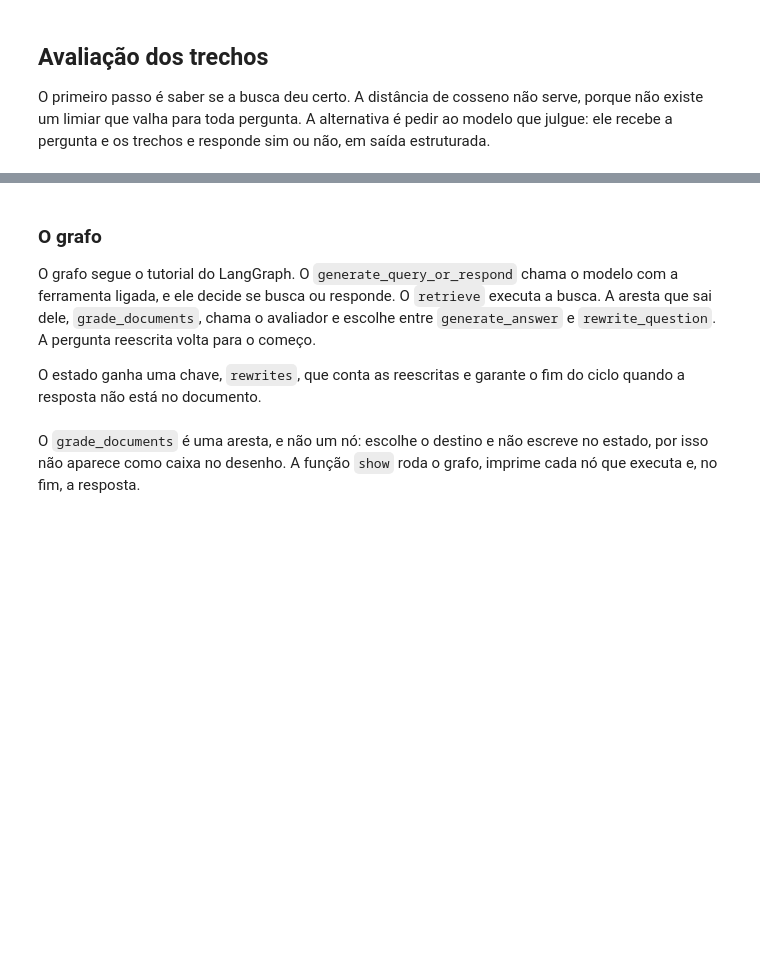
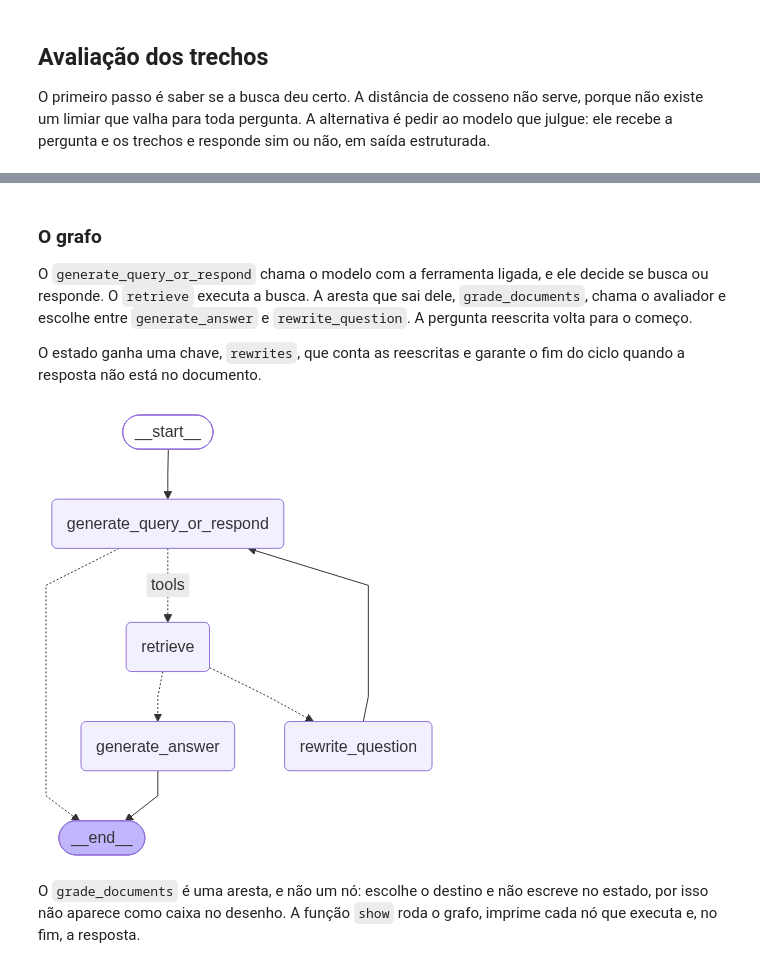
Before and after one commit to silvaan/agentic-ai, a Jupyter notebook: 12 - Agentic RAG.ipynb, the cells around one changed output, grey strips where cells are left out. Cells and saved outputs as stored; diff of their text form; code cells hidden in the pictures; blank space fills up the shorter version.

Commit message:
fix agentic rag

```diff
--- a/12 - Agentic RAG.ipynb
+++ b/12 - Agentic RAG.ipynb
@@ -106,5 +134,7 @@ rag_agent = create_agent(model, tools=[search_regiment], system_prompt=SYSTEM)
 # %%
-result = rag_agent.invoke({"messages": [HumanMessage("Quantas faltas posso ter numa matéria?")]})
+QUESTION = "Por quanto tempo meu nome pode ficar sujo?"
+
+result = rag_agent.invoke({"messages": [HumanMessage(QUESTION)]})
 
 print("caminho  :", " -> ".join(message.type for message in result["messages"]))
 print("consultas:", [call["args"]["query"] for message in result["messages"] if message.type == "ai" for call in message.tool_calls])
@@ -167,28 +208,17 @@ Quando os trechos são reprovados, dá para tentar de novo com outra consulta. O
 # %%
 REWRITE_PROMPT = """# Papel
-Você reescreve perguntas para a busca no Regimento Geral da UFRN.
-
-# Contexto
-A busca com a pergunta abaixo não trouxe a resposta, e os trechos que vieram estão no fim.
+Você reescreve perguntas para a busca no Código de Defesa do Consumidor.
 
 # Regras
-Leia os trechos e entenda por que eles não servem.
-Reescreva a pergunta com os termos formais que o regimento usaria para o assunto certo.
+Reescreva a pergunta com os termos formais que o código usaria para o assunto.
 Responda só com a pergunta reescrita.
 
 # Pergunta
 <pergunta>
 {question}
-</pergunta>
+</pergunta>"""
 
-# Trechos que vieram
-<trechos>
-{context}
-</trechos>"""
-
-question = "Quantas faltas posso ter numa matéria?"
-rejected = search_regiment.invoke({"query": question})
-rewritten = model.invoke(REWRITE_PROMPT.format(question=question, context=rejected)).content
+rewritten = model.invoke(REWRITE_PROMPT.format(question=QUESTION)).content
 
 print(rewritten)
-print([doc.metadata["page"] for doc in retriever.invoke(rewritten)])
+print([doc.metadata["article"] for doc in retriever.invoke(rewritten)])
@@ -197,7 +236,7 @@ Compare as páginas com as da busca original. A reescrita nem sempre acerta de p
 # %% [markdown]
 ### O grafo
 
-O grafo segue o tutorial do LangGraph. O `generate_query_or_respond` chama o modelo com a ferramenta ligada, e ele decide se busca ou responde. O `retrieve` executa a busca. A aresta que sai dele, `grade_documents`, chama o avaliador e escolhe entre `generate_answer` e `rewrite_question`. A pergunta reescrita volta para o começo.
+O `generate_query_or_respond` chama o modelo com a ferramenta ligada, e ele decide se busca ou responde. O `retrieve` executa a busca. A aresta que sai dele, `grade_documents`, chama o avaliador e escolhe entre `generate_answer` e `rewrite_question`. A pergunta reescrita volta para o começo.
 
 O estado ganha uma chave, `rewrites`, que conta as reescritas e garante o fim do ciclo quando a resposta não está no documento.
 # %%
@@ -207,14 +246,14 @@ class RAGState(MessagesState):
 MAX_REWRITES = 2
 
 RAG_SYSTEM = """# Papel
-Você responde perguntas sobre a UFRN consultando o Regimento Geral com a ferramenta de busca.
+Você responde dúvidas de consumidores consultando o Código de Defesa do Consumidor com a ferramenta de busca.
 
 # Regras
-Toda pergunta que peça informação passa pela busca, mesmo que você ache que sabe a resposta.
-Se a última mensagem do usuário for uma pergunta reescrita, busque de novo com ela.
-Para cumprimentos e conversa, responda direto."""
+Toda pergunta que peça informação passa pela busca, mesmo que você ache que sabe a resposta ou que o código não trate do assunto.
+Só responda sem buscar a cumprimentos e conversa.
+Se a última mensagem do usuário for uma pergunta reescrita, busque de novo com ela."""
 
-model_with_tools = model.bind_tools([search_regiment])
+model_with_tools = model.bind_tools([search_cdc])
 
 
 def generate_query_or_respond(state: RAGState) -> dict:
@@ -231,7 +270,7 @@ def grade_documents(state: RAGState) -> Literal["generate_answer", "rewrite_ques
     return "rewrite_question"
 # %%
 GENERATE_PROMPT = """# Papel
-Você responde perguntas sobre a UFRN a partir de trechos de documentos.
+Você responde perguntas sobre direitos do consumidor a partir de trechos de documentos.
 
 # Regras
 Responda usando apenas os trechos do contexto.
@@ -251,9 +290,8 @@ Se o contexto não bastar, diga que não encontrou e não cite fonte.
 
 
 def rewrite_question(state: RAGState) -> dict:
-    """Reescreve a pergunta original a partir dos trechos que a avaliação reprovou."""
-    question, context = state["messages"][0].content, state["messages"][-1].content
-    rewritten = model.invoke(REWRITE_PROMPT.format(question=question, context=context)).content
+    """Reescreve a pergunta original nos termos do código."""
+    rewritten = model.invoke(REWRITE_PROMPT.format(question=state["messages"][0].content)).content
     return {"messages": [HumanMessage(rewritten)], "rewrites": state.get("rewrites", 0) + 1}
 
 
@@ -264,21 +302,23 @@ def generate_answer(state: RAGState) -> dict:
 # %%
 rag_builder = StateGraph(RAGState)
 
 # nós
 rag_builder.add_node("generate_query_or_respond", generate_query_or_respond)
-rag_builder.add_node("retrieve", ToolNode([search_regiment]))
+rag_builder.add_node("retrieve", ToolNode([search_cdc]))
 rag_builder.add_node("rewrite_question", rewrite_question)
 rag_builder.add_node("generate_answer", generate_answer)
 
 # arestas
 rag_builder.add_edge(START, "generate_query_or_respond")
 rag_builder.add_conditional_edges("generate_query_or_respond", tools_condition, {"tools": "retrieve", END: END})
 rag_builder.add_conditional_edges("retrieve", grade_documents)
 rag_builder.add_edge("rewrite_question", "generate_query_or_respond")
 rag_builder.add_edge("generate_answer", END)
 
 rag_graph = rag_builder.compile()
 Image(rag_graph.get_graph().draw_mermaid_png())
+# %% [output]
+[figure, added]
 # %% [markdown]
 O `grade_documents` é uma aresta, e não um nó: escolhe o destino e não escreve no estado, por isso não aparece como caixa no desenho. A função `show` roda o grafo, imprime cada nó que executa e, no fim, a resposta.
 # %%
```
Also changed, not shown: parts of 47 cells of this notebook.
